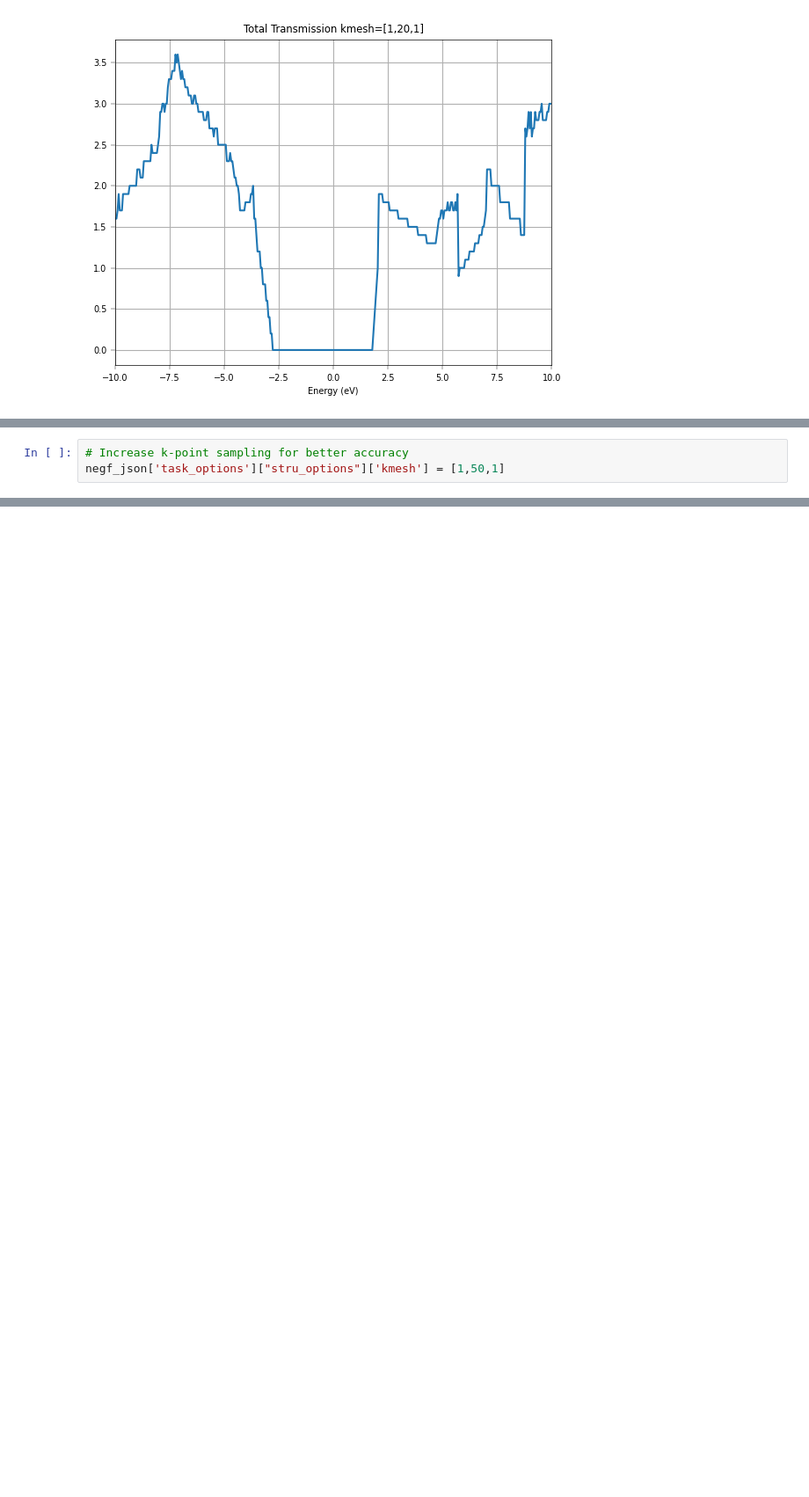
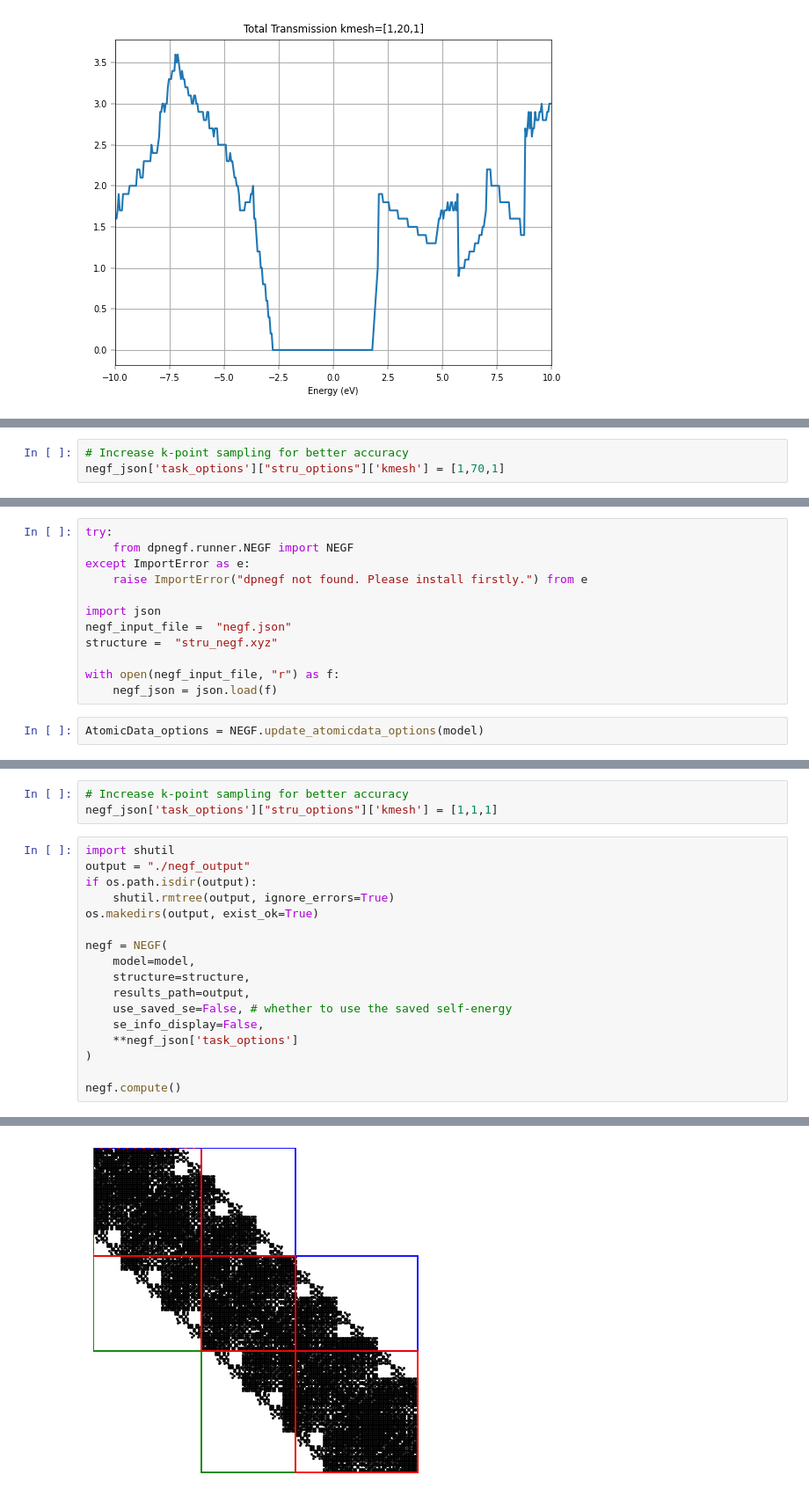
Before and after one commit to DeePTB-Lab/dpnegf, a Jupyter notebook: docs/hands_on/tutorial2_2d_mat.ipynb, the cells around one changed output, grey strips where cells are left out. Shown at 88% size. Drawn from its saved outputs; the diff is of its cells as text; blank space fills up the shorter version.

```diff
--- a/docs/hands_on/tutorial2_2d_mat.ipynb
+++ b/docs/hands_on/tutorial2_2d_mat.ipynb
@@ -628,4 +616,4 @@ plt.show()
 # %%
 # Increase k-point sampling for better accuracy
-negf_json['task_options']["stru_options"]['kmesh'] = [1,50,1]
+negf_json['task_options']["stru_options"]['kmesh'] = [1,70,1]
 # %%
@@ -664,0 +788,14 @@ KeyboardInterrupt:
+# %%
+try:
+    from dpnegf.runner.NEGF import NEGF
+except ImportError as e:
+    raise ImportError("dpnegf not found. Please install firstly.") from e
+
+import json
+negf_input_file =  "negf.json"
+structure =  "stru_negf.xyz"
+
+with open(negf_input_file, "r") as f:
+    negf_json = json.load(f)
+# %%
+AtomicData_options = NEGF.update_atomicdata_options(model)
@@ -664,0 +814,21 @@ KeyboardInterrupt:
+# %%
+# Increase k-point sampling for better accuracy
+negf_json['task_options']["stru_options"]['kmesh'] = [1,1,1]
+# %%
+import shutil
+output = "./negf_output"
+if os.path.isdir(output):
+    shutil.rmtree(output, ignore_errors=True)
+os.makedirs(output, exist_ok=True)
+
+negf = NEGF(
+    model=model,
+    structure=structure,
+    results_path=output,
+    use_saved_se=False, # whether to use the saved self-energy
+    se_info_display=False,
+    **negf_json['task_options']
+)
+
+negf.compute()
+# %% [output]
@@ -664,0 +852 @@ KeyboardInterrupt:
+[figure, added]
```
Also changed, not shown: parts of 12 cells of this notebook, 10 other files.
